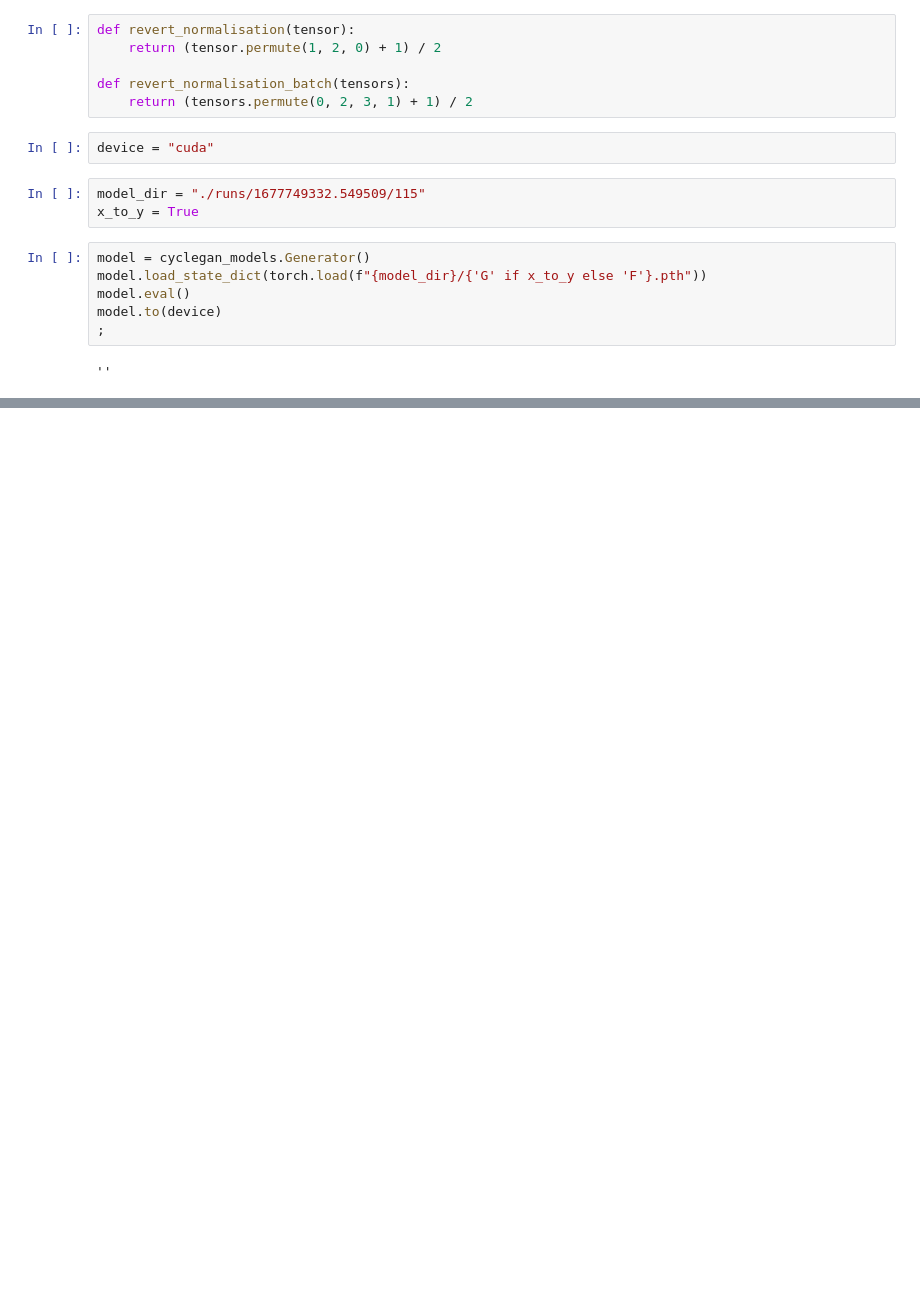
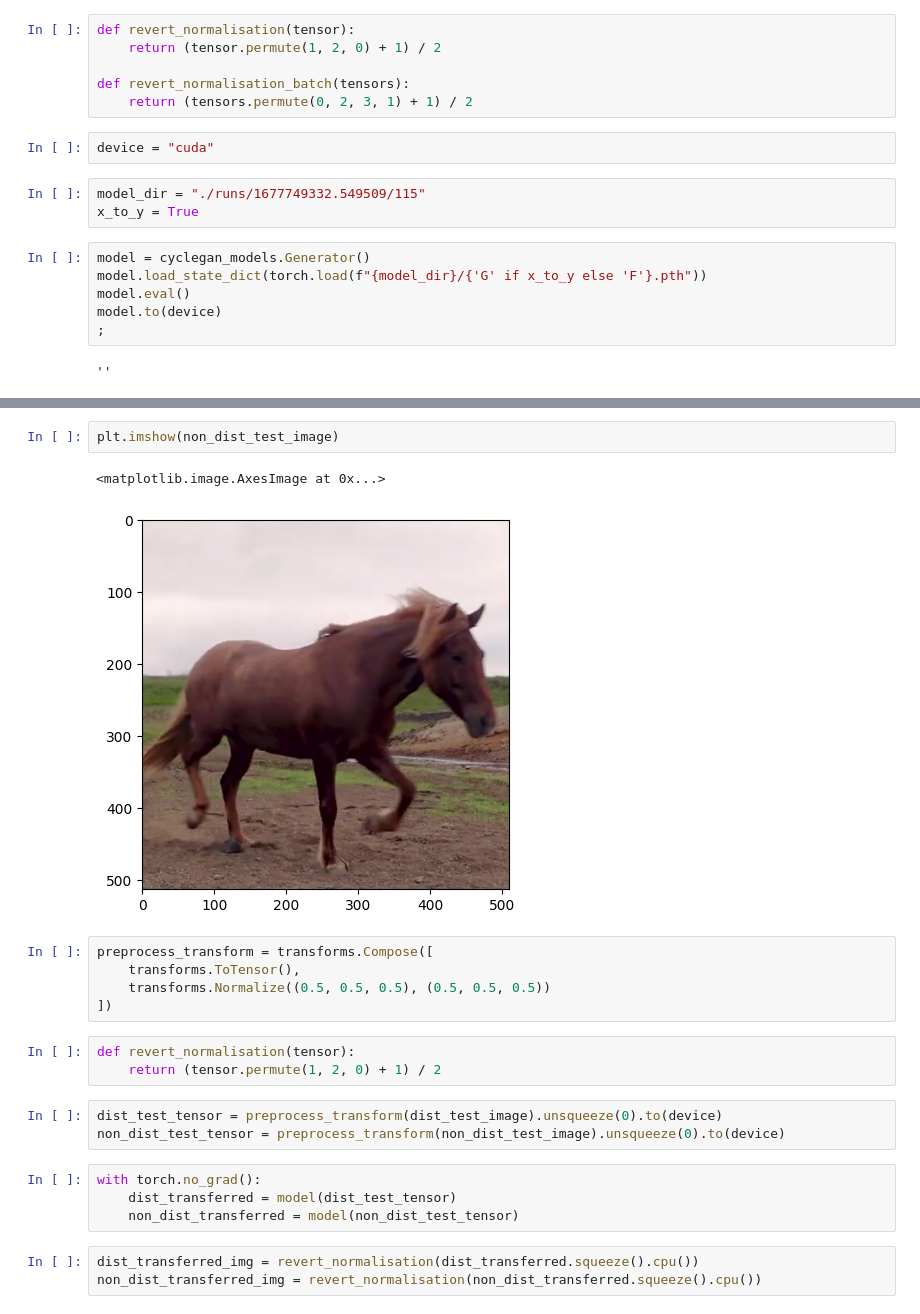
Before and after one commit to fboyle2001/advanced-computer-vision-y4, a Jupyter notebook: code/cyclegan_transfer.ipynb, the cells around one changed output, grey strips where cells are left out. Drawn from its saved outputs; the diff is of its cells as text; blank space fills up the shorter version.

```diff
--- a/code/cyclegan_transfer.ipynb
+++ b/code/cyclegan_transfer.ipynb
@@ -119,0 +61,23 @@ KeyboardInterrupt:
+# %%
+plt.imshow(non_dist_test_image)
+# %% [output]
+<matplotlib.image.AxesImage at 0x...>
+[figure, added]
+# %%
+preprocess_transform = transforms.Compose([
+    transforms.ToTensor(),
+    transforms.Normalize((0.5, 0.5, 0.5), (0.5, 0.5, 0.5))
+])
+# %%
+def revert_normalisation(tensor):
+    return (tensor.permute(1, 2, 0) + 1) / 2
+# %%
+dist_test_tensor = preprocess_transform(dist_test_image).unsqueeze(0).to(device)
+non_dist_test_tensor = preprocess_transform(non_dist_test_image).unsqueeze(0).to(device)
+# %%
+with torch.no_grad():
+    dist_transferred = model(dist_test_tensor)
+    non_dist_transferred = model(non_dist_test_tensor)
+# %%
+dist_transferred_img = revert_normalisation(dist_transferred.squeeze().cpu())
+non_dist_transferred_img = revert_normalisation(non_dist_transferred.squeeze().cpu())
```
Also changed, not shown: parts of 19 cells of this notebook, 5 other files.
